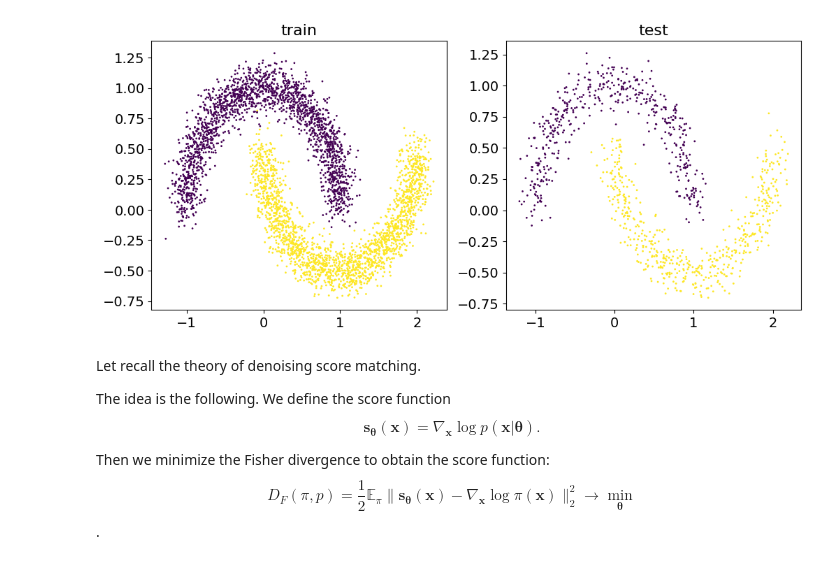
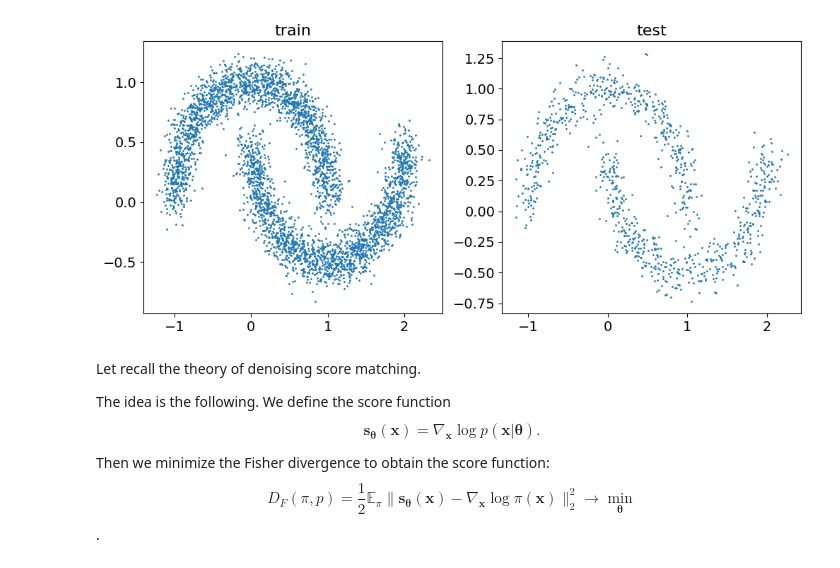
Before and after one commit to Alexkkir/diffusion-lecture, a Jupyter notebook: alexey-kirillov-hw5.ipynb, the cells around one changed output. Saved outputs shown, nothing was run; the diff lists cells and outputs as text; code cells hidden in the pictures.

```diff
--- a/alexey-kirillov-hw5.ipynb
+++ b/alexey-kirillov-hw5.ipynb
@@ -146,10 +50,10 @@ def generate_moons_data(count: int) -> tuple:
 # %%
 COUNT = 5000
 
 train_data, train_labels, test_data, test_labels = generate_moons_data(COUNT)
-dgm_utils.visualize_2d_data(train_data, test_data, train_labels, test_labels)
+dgm_utils.visualize_2d_data(train_data, test_data)
 # %% [output]
-[figure, old version]
+[figure, new version]
 # %% [markdown]
 Let recall the theory of denoising score matching.
 
```
Also changed, not shown: parts of 25 cells of this notebook, 4 other files.
